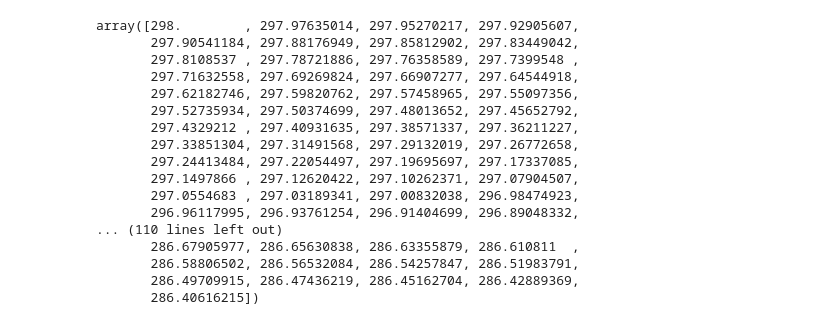
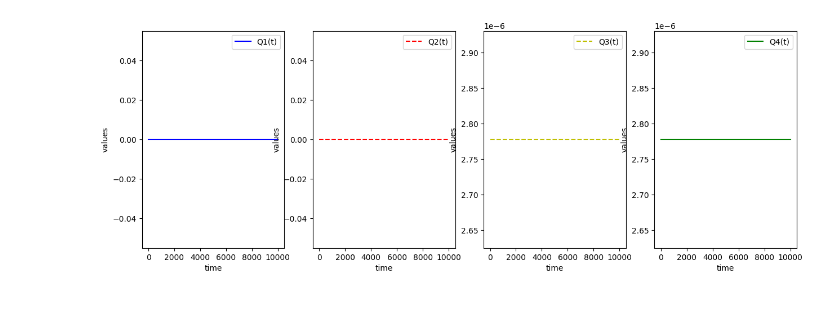
Before and after one commit to csonkam/OTS-egyeni, a Jupyter notebook: Teszt1.ipynb, the cells around one changed output. Cells and saved outputs as stored; diff of their text form; code cells hidden in the pictures.

```diff
--- a/Teszt1.ipynb
+++ b/Teszt1.ipynb
@@ -143,20 +137,26 @@ plt.show()
-# %%
-Tk
-# %% [output]
-array([298.        , 297.97635014, 297.95270217, 297.92905607,
-       297.90541184, 297.88176949, 297.85812902, 297.83449042,
-       297.8108537 , 297.78721886, 297.76358589, 297.7399548 ,
-       297.71632558, 297.69269824, 297.66907277, 297.64544918,
-       297.62182746, 297.59820762, 297.57458965, 297.55097356,
-       297.52735934, 297.50374699, 297.48013652, 297.45652792,
-       297.4329212 , 297.40931635, 297.38571337, 297.36211227,
-       297.33851304, 297.31491568, 297.29132019, 297.26772658,
-       297.24413484, 297.22054497, 297.19695697, 297.17337085,
-       297.1497866 , 297.12620422, 297.10262371, 297.07904507,
-       297.0554683 , 297.03189341, 297.00832038, 296.98474923,
-       296.96117995, 296.93761254, 296.91404699, 296.89048332,
-... (110 lines left out)
-       286.67905977, 286.65630838, 286.63355879, 286.610811  ,
-       286.58806502, 286.56532084, 286.54257847, 286.51983791,
-       286.49709915, 286.47436219, 286.45162704, 286.42889369,
-       286.40616215])
+# %%
+# plot results
+plt.figure(figsize=(15,5))
+plt.subplot(141)
+plt.plot(t,Q1,'b-',label='Q1(t)')
+plt.ylabel('values')
+plt.xlabel('time')
+plt.legend(loc='best')
+plt.subplot(142)
+plt.plot(t,Q2,'r--',label='Q2(t)')
+plt.ylabel('values')
+plt.xlabel('time')
+plt.legend(loc='best')
+plt.subplot(143)
+plt.plot(t,Q3,'y--',label='Q3(t)')
+plt.ylabel('values')
+plt.xlabel('time')
+plt.legend(loc='best')
+plt.subplot(144)
+plt.plot(t,Q4,'g-',label='Q4(t)')
+plt.ylabel('values')
+plt.xlabel('time')
+plt.legend(loc='best')
+plt.show()
+# %% [output]
+[figure, added]
```
Also changed, not shown: parts of 1 cell of this notebook.
